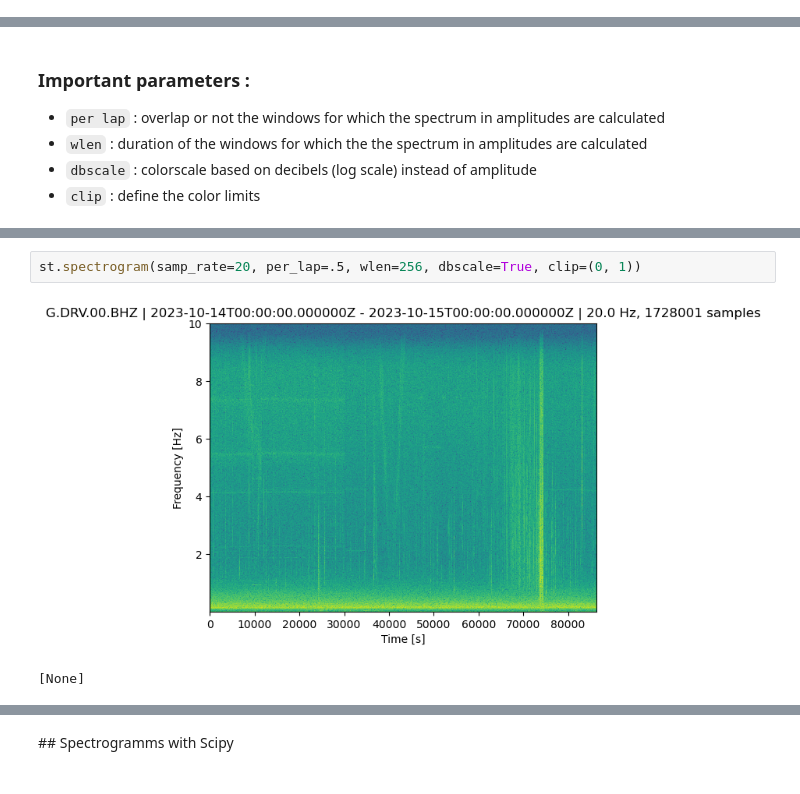
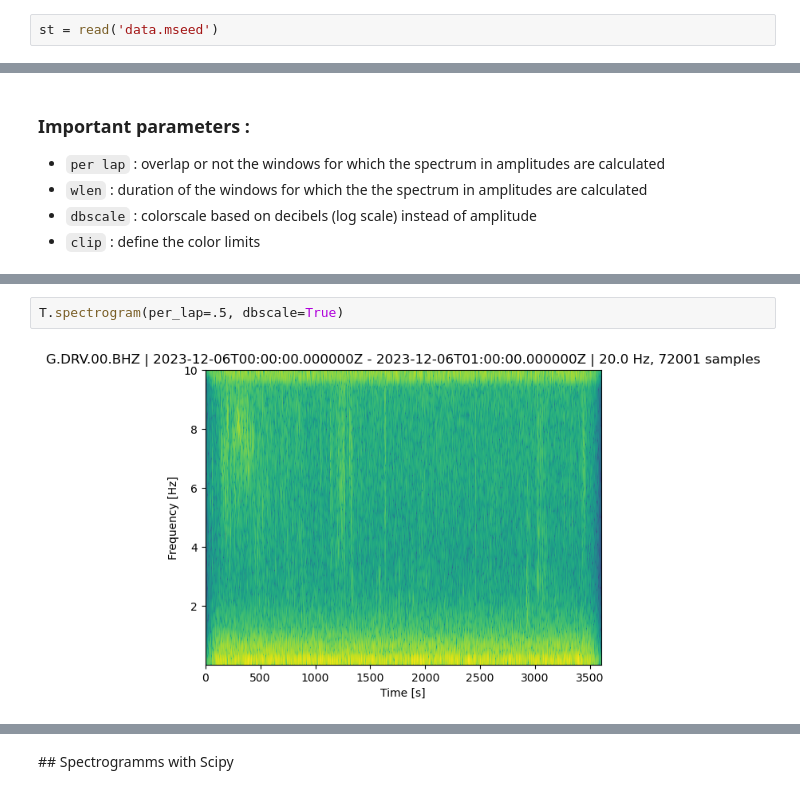
Before and after one commit to ValentinCassayre/ssl-spectrograms, a Jupyter notebook: spectrograms-drv.ipynb, the cells around one changed output, grey strips where cells are left out. Cells and saved outputs as stored; diff of their text form.

```diff
--- a/spectrograms-drv.ipynb
+++ b/spectrograms-drv.ipynb
@@ -38,0 +47,2 @@ st.plot()
+# %%
+st = read('data.mseed')
@@ -65,5 +104,4 @@ spectrogram(data, samp_rate, per_lap=0.9, wlen=None, log=False, outfile=None, fm
 # %%
-st.spectrogram(samp_rate=20, per_lap=.5, wlen=256, dbscale=True, clip=(0, 1))
+T.spectrogram(per_lap=.5, dbscale=True)
 # %% [output]
-[figure, old version]
+[figure, new version]
-[None]
```
Also changed, not shown: parts of 33 cells of this notebook.
